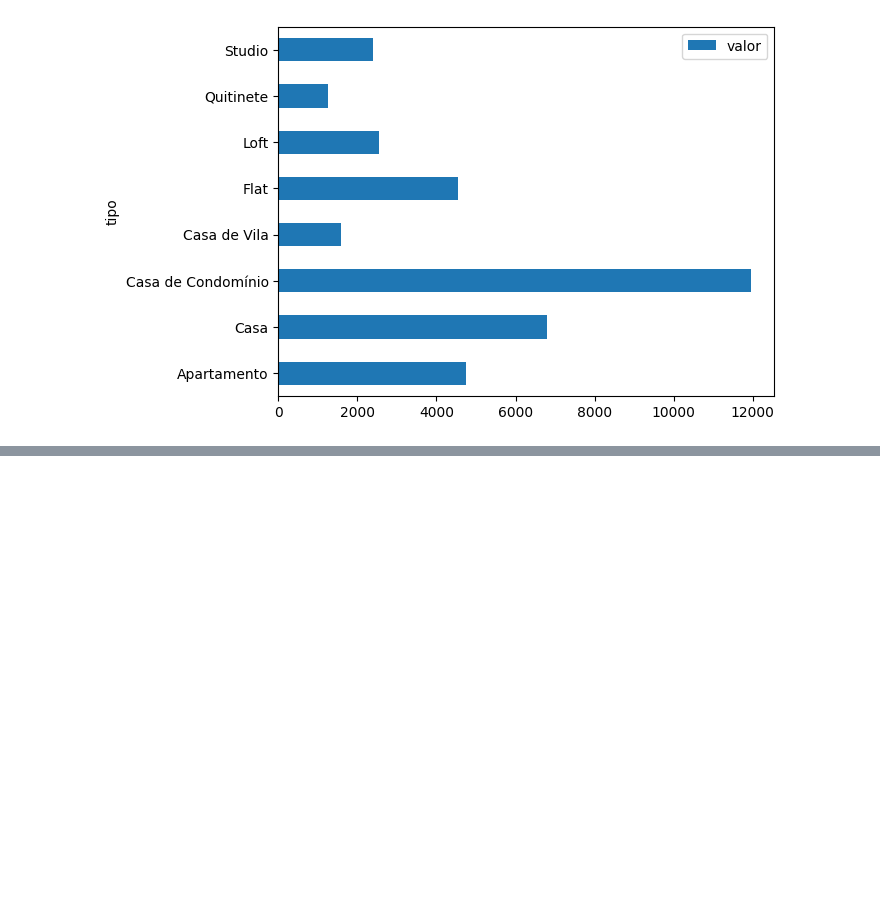
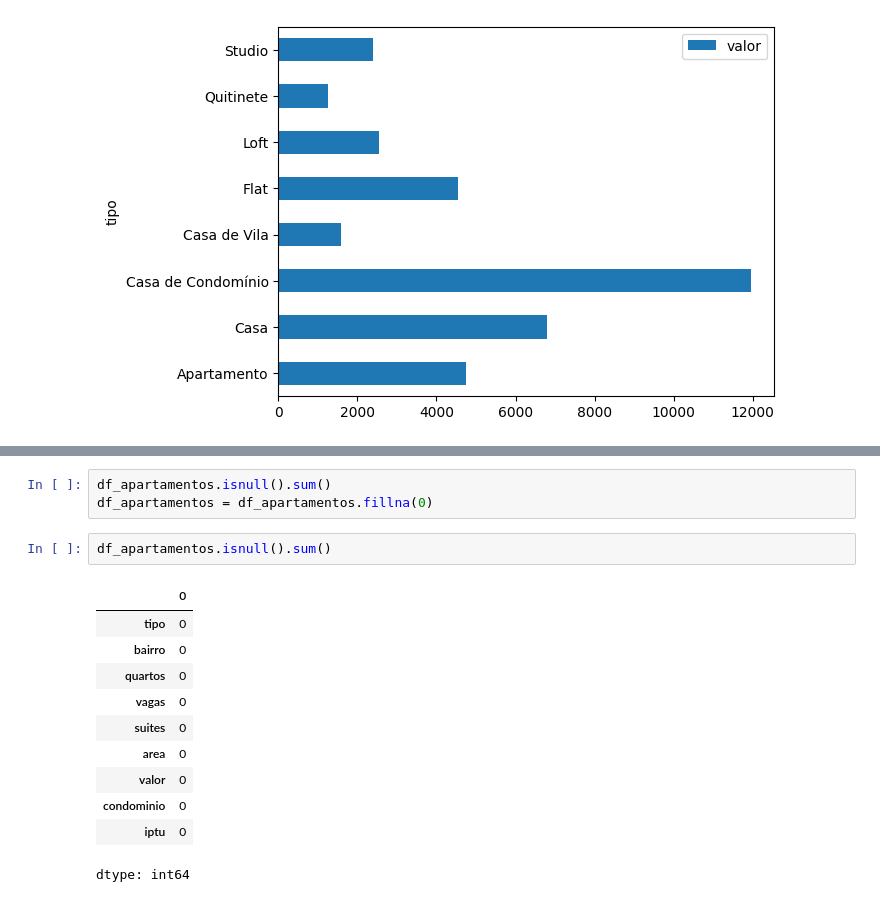
Before and after one commit to felipe-lim4/analise-exploratoria-alugueis, a Jupyter notebook: analise_exploratoria_alugueis.ipynb, the cells around one changed output, grey strips where cells are left out. Drawn from its saved outputs; the diff is of its cells as text; blank space fills up the shorter version.

```diff
--- a/analise_exploratoria_alugueis.ipynb
+++ b/analise_exploratoria_alugueis.ipynb
@@ -148,0 +219,17 @@ AttributeError: 'DataFrameGroupBy' object has no attribute 'sum_values'
+# %%
+df_apartamentos.isnull().sum()
+df_apartamentos = df_apartamentos.fillna(0)
+# %%
+df_apartamentos.isnull().sum()
+# %% [output]
+|  | 0 |
+| tipo | 0 |
+| bairro | 0 |
+| quartos | 0 |
+| vagas | 0 |
+| suites | 0 |
+| area | 0 |
+| valor | 0 |
+| condominio | 0 |
+| iptu | 0 |
+dtype: int64
```
Also changed, not shown: parts of 11 cells of this notebook.
